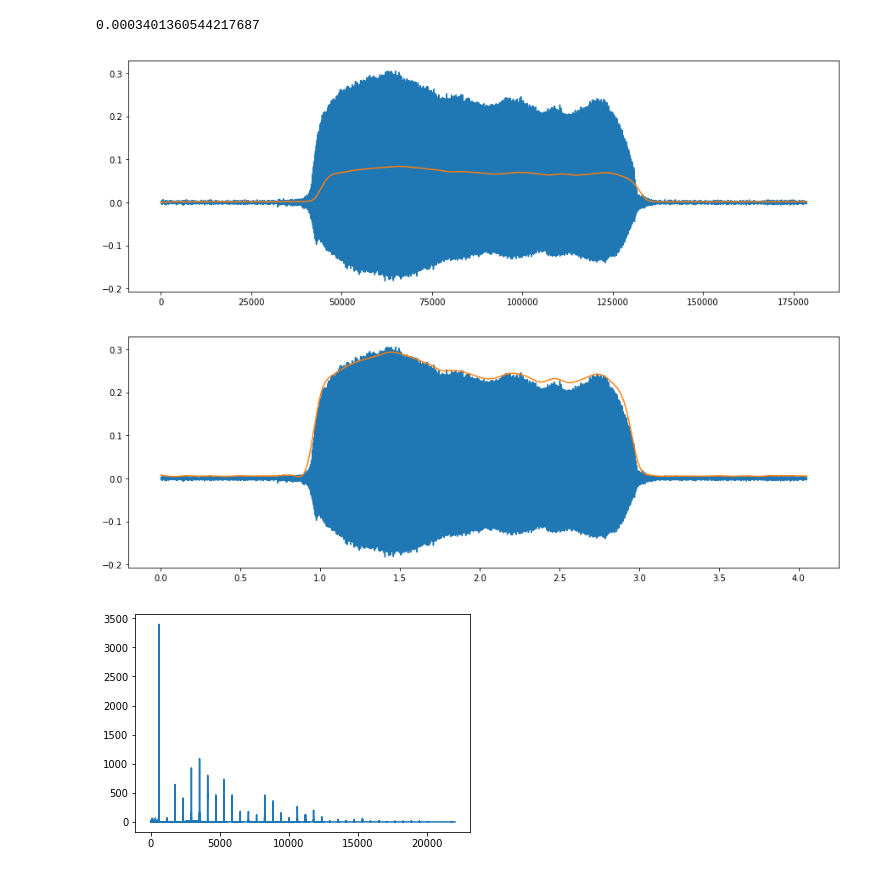
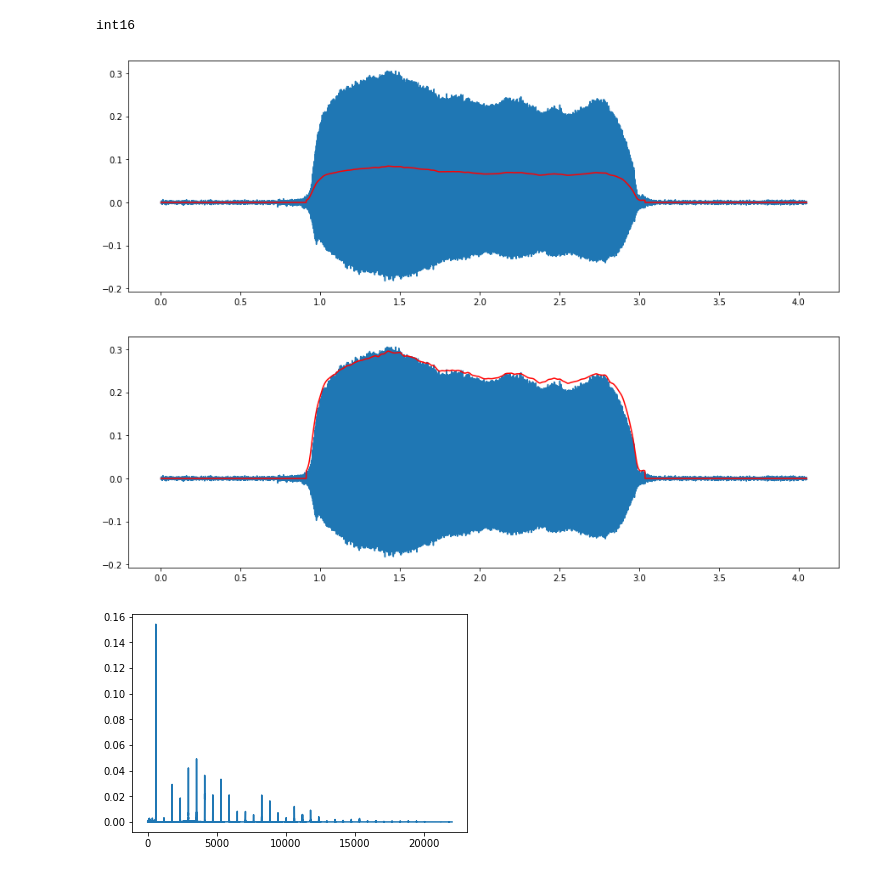
Before and after one commit to d4vidsc/music_synth, a Jupyter notebook: codigo/emulacao_gaita.ipynb, the cells around one changed output. Drawn from its saved outputs; the diff is of its cells as text; code cells hidden in the pictures.

```diff
--- a/codigo/emulacao_gaita.ipynb
+++ b/codigo/emulacao_gaita.ipynb
@@ -14,3 +11,17 @@ fs, gaita_in = UF.wavread('../gaita.wav')
+# %%
+# leitura do sinal da gaita
+
+fs, gaita_in = read('../gaita.wav')
+print(gaita_in.dtype)
+
+# Normalizando amplitude para valores entre -1 e 1 no tipo float 32bits
+gaita_in = np.float32(gaita_in)/(2**15 - 1)
+
+# Array de tempo
+amostras = np.arange(len(gaita_in))
+t = amostras / fs
+# %% [output]
+int16
 # %%
 # Audio de entrada
 
@@ -20,24 +31,23 @@ sd.play(gaita_in)
 
 gaita_abs = abs(gaita_in)
 
-fc = 30          #freq de corte
-Wn = fc / fs / 2     #freq de corte normalizada
+fc = 30                #freq de corte
+Wn = fc / (fs / 2)     #freq de corte normalizada
 
-print(Wn)
-
+# Utilizando filtro butterworth de terceira ordem para aplicar um passa-baixa no sinal
 b, a = signal.butter(3, Wn)
 env_filt = signal.filtfilt(b, a, gaita_abs)
-env_lfilt = signal.lfilter(b, a, gaita_abs)
+
+# Suprimir ruído desconsiderando amplitudes pequenas
+for i in range (env_filt.size):
+    if env_filt[i] < 0.005: env_filt[i] = 0
-# %% [output]
-0.0003401360544217687
 # %%
 # Plot envoltória com filtro
 
 plt.figure(figsize=(15,5))
-# plt.plot(gaita_abs)
-plt.plot(gaita_in)
-plt.plot(env_lfilt)
+plt.plot(t, gaita_in)
+plt.plot(t, env_filt, 'r')
 
 plt.show()
 # %% [output]
-[figure, old version]
+[figure, new version]
@@ -49,12 +54,12 @@ t = amostras / fs
 # %%
-# Multiplicando a envoltória encontrada por uma constante para aproximar ao sinal original
+# Multiplicando a envoltória encontrada por uma constante para se aproximar da envoltória do sinal original
 
 plt.figure(figsize=(15,5))
 
 env_filt_ganho = 3.5 * env_filt
 plt.plot(t, gaita_in)
-plt.plot(t, env_filt_ganho)
+plt.plot(t, env_filt_ganho, 'r')
 
 plt.show()
 # %% [output]
-[figure, old version]
+[figure, new version]
@@ -74,7 +83,7 @@ amp_gaita_fft = abs(gaita_fft[:int(gaita_fft.size/2)]) / (fs/2)
 # %%
 #Plot FFT domínio da frequência
 
-plt.plot(gaita_freqs, abs(gaita_fft)[:int(gaita_fft.size/2)])
+plt.plot(gaita_freqs, amp_gaita_fft)
 plt.show()
 # %% [output]
-[figure, old version]
+[figure, new version]
```
Also changed, not shown: parts of 16 cells of this notebook, 1 other file.
